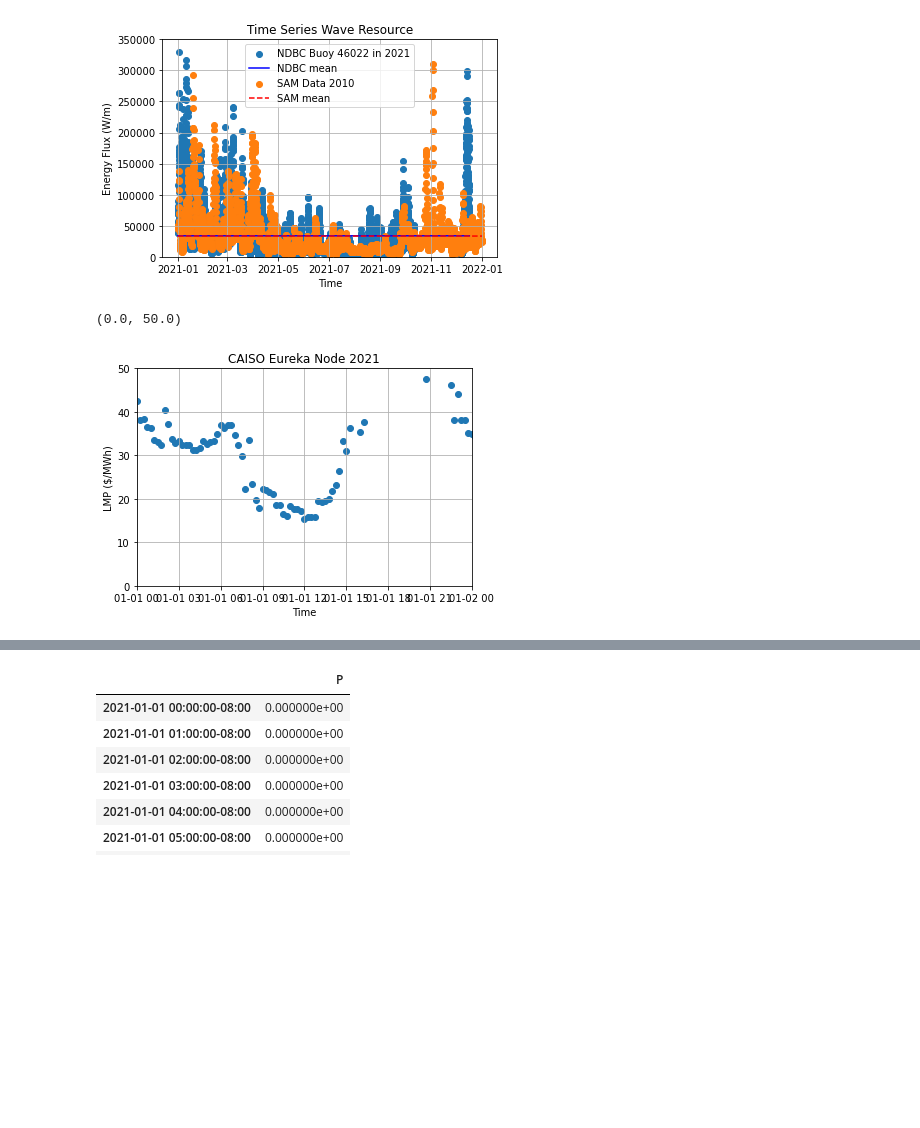
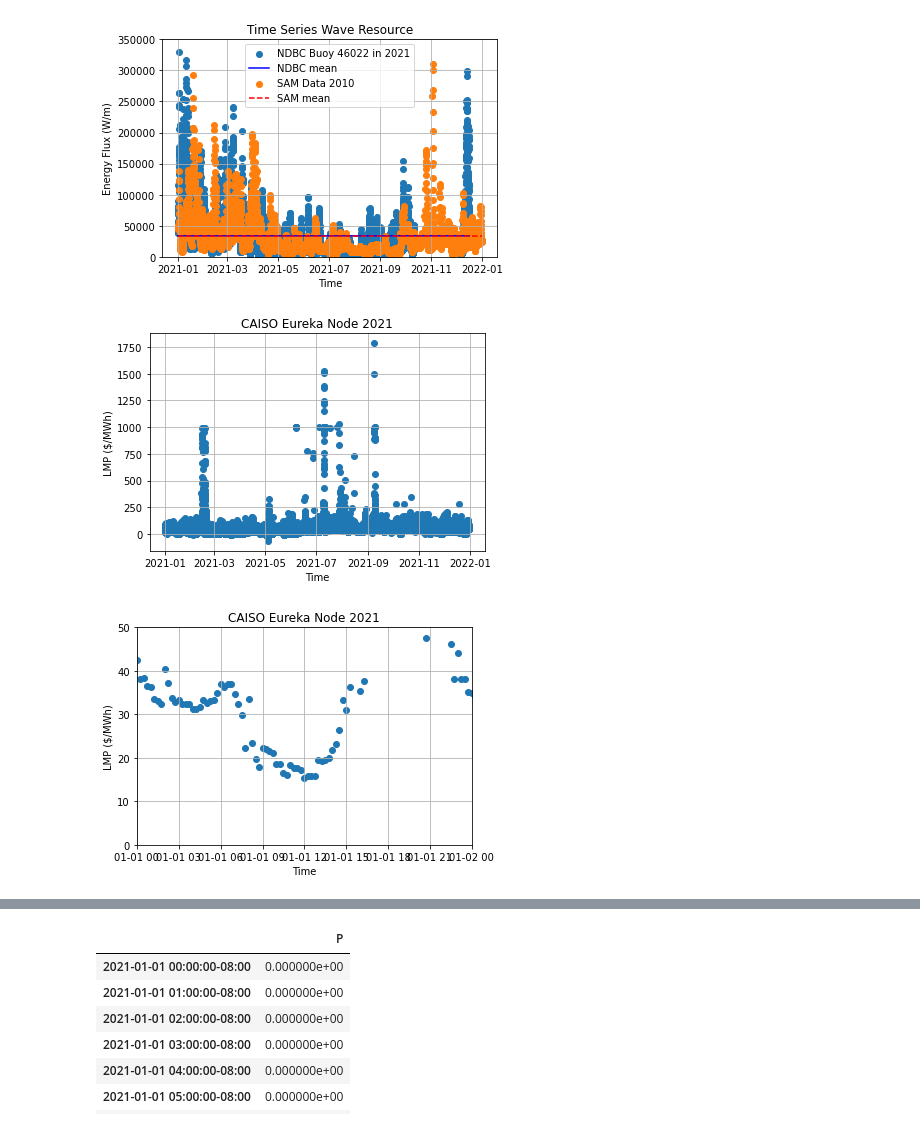
Before and after one commit to rebeccamccabe/wec-econ, a Jupyter notebook: wec-value.ipynb, the cells around one changed output, grey strips where cells are left out. Cells and saved outputs as stored; diff of their text form; code cells hidden in the pictures; blank space fills up the shorter version.

```diff
--- a/wec-value.ipynb
+++ b/wec-value.ipynb
@@ -71,16 +71,17 @@ lmp = pd.read_csv('lmp-eureka-2021.csv',index_col=1)
 lmp.index = pd.to_datetime(lmp.index,utc=True).tz_convert('US/Pacific')
 # %%
 # plot CAISO data
-for i in range(0,1):
+for i in range(0,2):
     fig, ax = plt.subplots()
     ax.scatter(lmp.index, lmp["LMP"])
     ax.set(xlabel='Time', ylabel='LMP ($/MWh)', title='CAISO Eureka Node 2021')
     ax.grid()
-    plt.xlim([lmp.index[0], lmp.index[24*4]])
-    plt.ylim([0,50])
+    if i==1:
+        plt.xlim([lmp.index[0], lmp.index[24*4]])
+        plt.ylim([0,50])
 # %% [output]
-(0.0, 50.0)
-[figure, old version]
+[figure, new version]
+[figure, added]
 # %%
 # Get solar data
 file = 'imperial_ca_32.835205_-115.572398_psmv3_60_tmy.csv'
```
Also changed, not shown: parts of 3 cells of this notebook.
